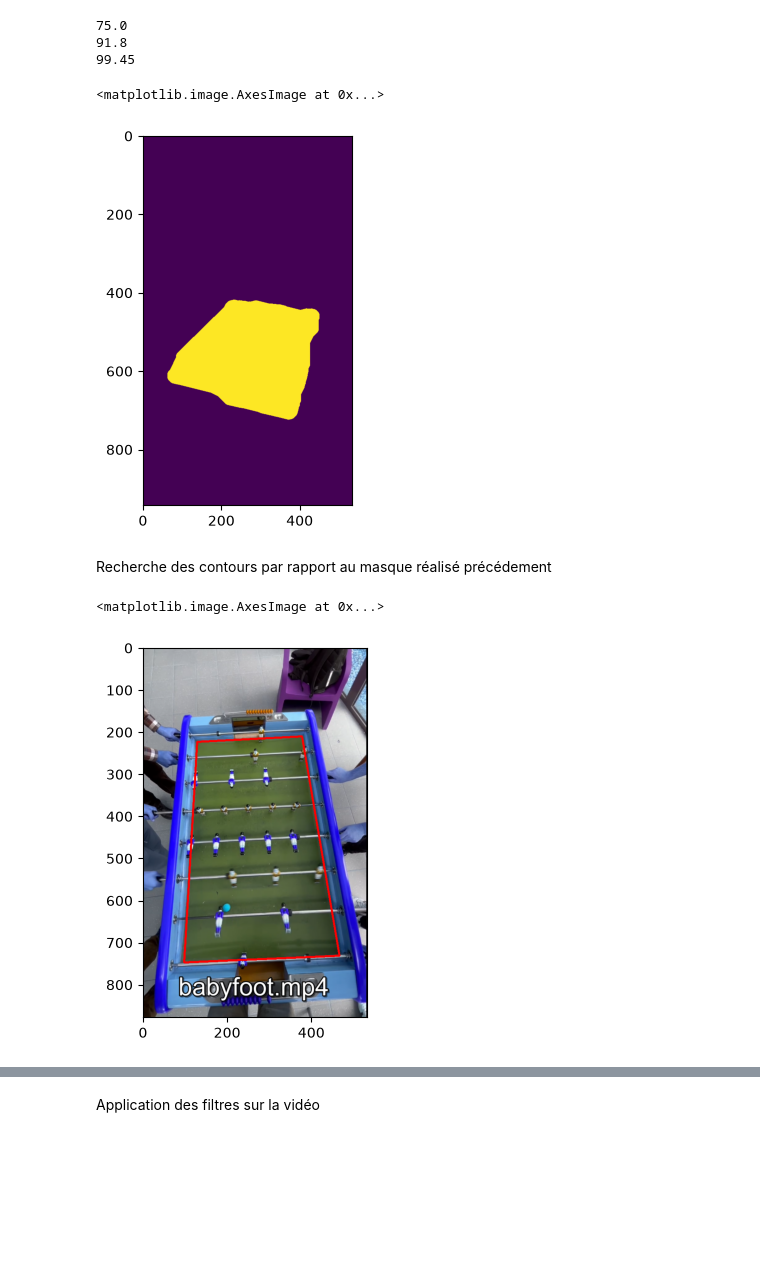
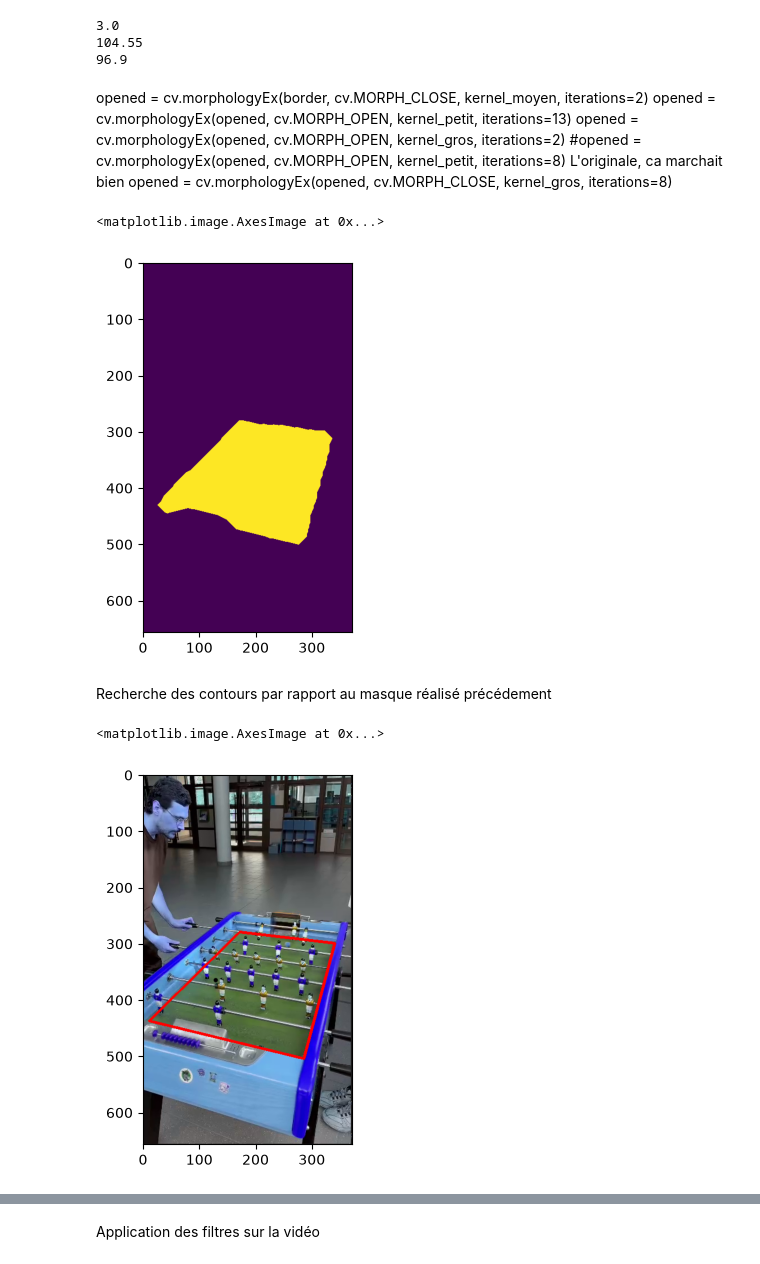
Before and after one commit to Rbyaarnrault/Babyfoot_Tracking, a Jupyter notebook: projet_paul_tracking_terrain.ipynb, the cells around one changed output, grey strips where cells are left out. Saved outputs shown, nothing was run; the diff lists cells and outputs as text; code cells hidden in the pictures; blank space fills up the shorter version.

```diff
--- a/projet_paul_tracking_terrain.ipynb
+++ b/projet_paul_tracking_terrain.ipynb
@@ -23,13 +23,19 @@ mask_blue  = cv.inRange(hsv, (100, 150, 50), (130, 255, 255))
 # claire (78.0, 96.9, 109.65) convertit
 # sombre (72.5, 119.85, 43.35)
 
-print(150 / 2)
-print(36 * 255 / 100)
-print(39 * 255 / 100)
+print(6 / 2)
+print(41 * 255 / 100)
+print(38 * 255 / 100)
 # %% [output]
-75.0
-91.8
-99.45
+3.0
+104.55
+96.9
+# %% [markdown]
+opened = cv.morphologyEx(border, cv.MORPH_CLOSE, kernel_moyen, iterations=2)
+opened = cv.morphologyEx(opened, cv.MORPH_OPEN, kernel_petit, iterations=13)
+opened = cv.morphologyEx(opened, cv.MORPH_OPEN, kernel_gros, iterations=2)
+#opened = cv.morphologyEx(opened, cv.MORPH_OPEN, kernel_petit, iterations=8) L'originale, ca marchait bien
+opened = cv.morphologyEx(opened, cv.MORPH_CLOSE, kernel_gros, iterations=8)
 # %%
 def masked_g_b(param_img):
     hsv = cv.cvtColor(param_img, cv.COLOR_BGR2HSV)
@@ -50,9 +56,10 @@ def masked_g_b(param_img):
     largeur_bordure = 60
     border = cv.copyMakeBorder(mask_green_1, largeur_bordure, largeur_bordure, largeur_bordure, largeur_bordure, borderType=cv.BORDER_REPLICATE)
 
-    opened = cv.morphologyEx(border, cv.MORPH_CLOSE, kernel_moyen, iterations=2)
+    opened = cv.morphologyEx(border, cv.MORPH_OPEN, kernel_petit, iterations=3)
+    opened = cv.morphologyEx(opened, cv.MORPH_CLOSE, kernel_moyen, iterations=3)
     opened = cv.morphologyEx(opened, cv.MORPH_OPEN, kernel_petit, iterations=13)
-    opened = cv.morphologyEx(opened, cv.MORPH_OPEN, kernel_gros, iterations=2)
+    #opened = cv.morphologyEx(opened, cv.MORPH_OPEN, kernel_gros, iterations=2)
     #opened = cv.morphologyEx(opened, cv.MORPH_OPEN, kernel_petit, iterations=8) L'originale, ca marchait bien
     opened = cv.morphologyEx(opened, cv.MORPH_CLOSE, kernel_gros, iterations=8)
 
@@ -63,34 +70,34 @@ def masked_g_b(param_img):
     # le paramètre border_type permet de ne pas avoir l'effet vantouse du masque vers le bord quand celui ci s'en approche
     return opened
 
-img_new = cv.imread("image_debugg/tempo_tre_tempo.png")
+img_new = cv.imread("image_debugg/_autre_test.png")
 plt.imshow(masked_g_b(img_new))
 #plt.imshow(masked_g_b(img_new))
 # %% [output]
 <matplotlib.image.AxesImage at 0x...>
-[figure, old version]
+[figure, new version]
 # %% [markdown]
 Recherche des contours par rapport au masque réalisé précédement
 # %%
 def apply_rectangular_contour(img):
     test_forme = masked_g_b(img)
 
     contours, _ = cv.findContours(test_forme, cv.RETR_EXTERNAL, cv.CHAIN_APPROX_SIMPLE)
 
     #cnt = contours[0]
     cnt = max(contours, key=cv.contourArea)
     pre_hull = cv.convexHull(cnt)
     if len(pre_hull) != 0:
         approx = cv.approxPolyN(pre_hull, 4,True)
         cv.drawContours(img, approx, -1, (255,0,0), 3)
 
     return img
 
-img_conto = cv.imread("image_debugg/tres_tempo.png")
+img_conto = cv.imread("image_debugg/_autre_test.png")
 plt.imshow(apply_rectangular_contour(img_conto))
 # %% [output]
 <matplotlib.image.AxesImage at 0x...>
-[figure, old version]
+[figure, new version]
 # %%
 def apply_rectangular_contour_masque(img):
     test_forme = masked_g_b(img)
```
Also changed, not shown: parts of 11 cells of this notebook.
